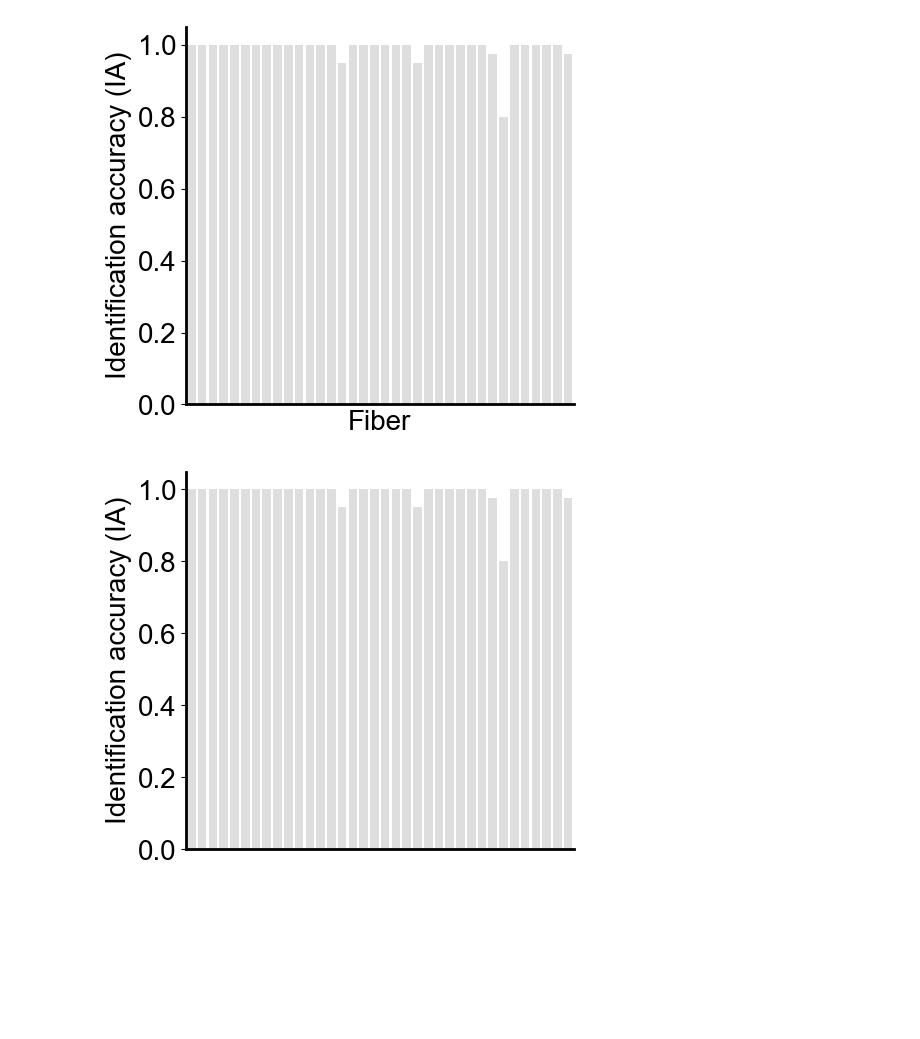
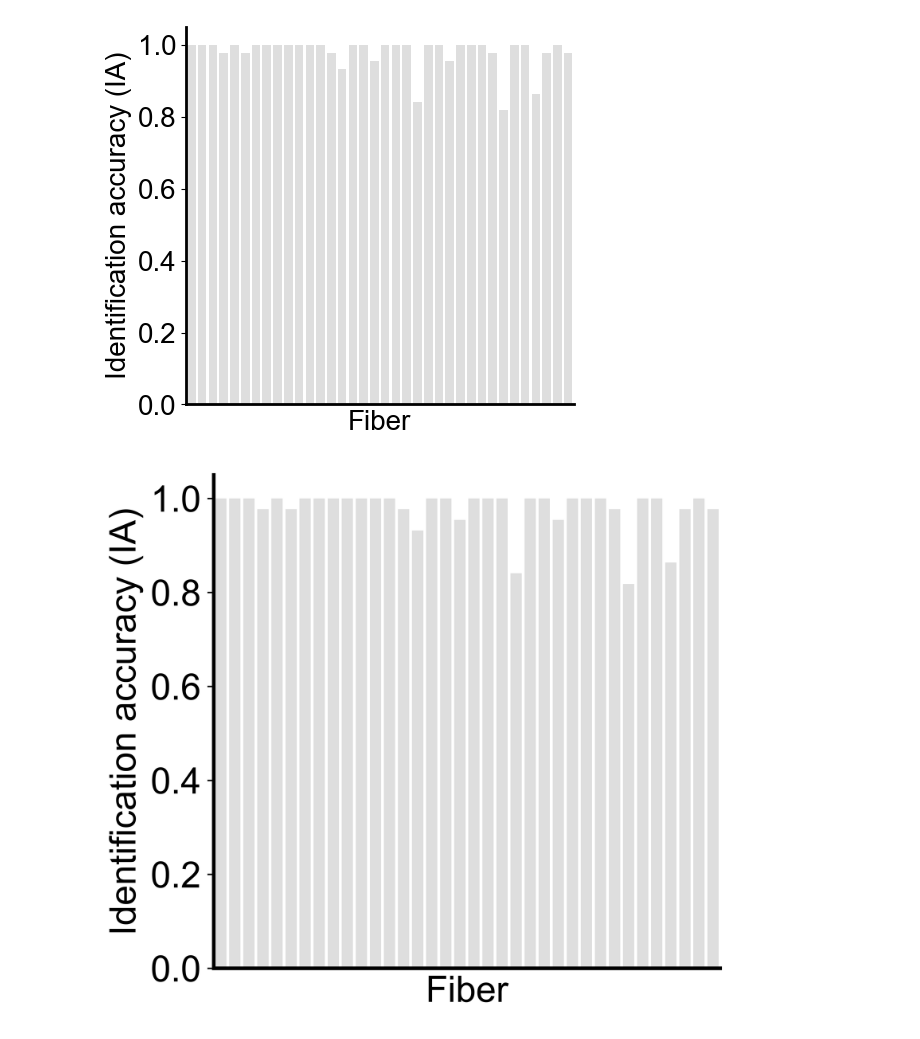
Before and after one commit to FANLabCASIA/D_TGC_tract-geometry-coupling, a Jupyter notebook: figure2_TestRetest.ipynb, the cells around one changed output. Cells and saved outputs as stored; diff of their text form; code cells hidden in the pictures; blank space fills up the shorter version.

```diff
--- a/figure2_TestRetest.ipynb
+++ b/figure2_TestRetest.ipynb
@@ -143,16 +394,16 @@ import pandas as pd
 import seaborn as sns
 
 # read the sublist
-list_path = '/n01dat01/dyli/multi/scripts/data_preprocess/sub_list/HCP_retest.txt'
+list_path = '/n08d03/atlas_group/lma/HCP_test_retest/sub_list.txt'
 with open( list_path, 'r' ) as f:
     namelist = [ str( line.strip()) for line in f.readlines() ]
 
 indi_corr = np.zeros((len(namelist), len(namelist)))
 for i,subi in enumerate(namelist):
-    parai = np.load(f'/n01dat01/dyli/multi/HCP_test_retest/test/{subi}/FP_{subi}_predict_by_200_group_{surface_name}mode_para_L.npy')
+    parai = np.load(f'/n04dat/dyli/multi/HCP_test_retest/test/{subi}/FP_{subi}_predict_by_200_group_whitemode_thr05_para_L.npy') # white
     parai = parai/np.max(parai, axis=0)
     for k,subk in enumerate(namelist):
-        parak = np.load(f'/n01dat01/dyli/multi/HCP_test_retest/test/{subk}/FP_{subk}_predict_by_200_group_{surface_name}mode_para_L.npy')
+        parak = np.load(f'/n04dat/dyli/multi/HCP_test_retest/test/{subk}/FP_{subk}_predict_by_200_group_whitemode_thr05_para_L.npy') # white
         parak = parak/np.max(parak, axis=0)
         # align
         if parai.shape[1]>parak.shape[1]: parai = parai[:, 0:parak.shape[1]]
@@ -160,8 +411,8 @@ for i,subi in enumerate(namelist):
         indi_corr[i, k] = np.corrcoef(parai.flatten(), parak.flatten())[0,1]
 
 for i,sub in enumerate(namelist):
-    para1 = np.load(f'/n01dat01/dyli/multi/HCP_test_retest/test/{sub}/FP_{sub}_predict_by_200_group_{surface_name}mode_para_L.npy')
-    para2 = np.load(f'/n01dat01/dyli/multi/HCP_test_retest/retest/{sub}/FP_{sub}_predict_by_200_group_{surface_name}mode_para_L.npy')
+    para1 = np.load(f'/n04dat/dyli/multi/HCP_test_retest/test/{sub}/FP_{sub}_predict_by_200_group_whitemode_thr05_para_L.npy') # white
+    para2 = np.load(f'/n04dat/dyli/multi/HCP_test_retest/retest/{sub}/FP_{sub}_predict_by_200_group_whitemode_thr05_para_L.npy') # white
     para1 = para1/np.max(para1, axis=0)
     para2 = para2/np.max(para2, axis=0)
     # align
@@ -179,6 +430,7 @@ for i in range(len(namelist)):
 df = pd.DataFrame(corr_pair, columns=['between-sub', 'in-sub'])
 
 plt.figure(figsize=(5, 5),dpi=200)
+# sns.relplot(x="in-sub", y="between-sub", data=df, )
 plt.scatter(corr_pair[:,1], corr_pair[:,0], s=50, c=['grey' for i in range(len(namelist))], linewidths=[2])
 plt.ylim([np.min(corr_pair)-0.01,np.max(corr_pair)+0.01])
 plt.xlim([np.min(corr_pair)-0.01,np.max(corr_pair)+0.01])
@@ -221,17 +475,17 @@ import pandas as pd
 import seaborn as sns
 
 # read the sublist
-list_path = '/n01dat01/dyli/multi/scripts/data_preprocess/sub_list/HCP_retest.txt'
+list_path = '/n08d03/atlas_group/lma/HCP_test_retest/sub_list.txt'
 with open( list_path, 'r' ) as f:
     namelist = [ str( line.strip()) for line in f.readlines() ]
 
 for fiberi, fibern in enumerate(label_name_lm):
     indi_corr = np.zeros((len(namelist), len(namelist)))
     for i,subi in enumerate(namelist):
-        parai = np.load(f'/n01dat01/dyli/multi/HCP_test_retest/test/{subi}/FP_{subi}_predict_by_200_group_{surface_name}mode_para_L.npy')
+        parai = np.load(f'/n04dat/dyli/multi/HCP_test_retest/test/{subi}/FP_{subi}_predict_by_200_group_whitemode_thr05_para_L.npy') # white
         parai = parai/np.max(parai, axis=0)
         for k,subk in enumerate(namelist):
-            parak = np.load(f'/n01dat01/dyli/multi/HCP_test_retest/test/{subk}/FP_{subk}_predict_by_200_group_{surface_name}mode_para_L.npy')
+            parak = np.load(f'/n04dat/dyli/multi/HCP_test_retest/test/{subk}/FP_{subk}_predict_by_200_group_whitemode_thr05_para_L.npy') # white
             parak = parak/np.max(parak, axis=0)
             # align
             if parai.shape[1]>parak.shape[1]: parai = parai[:, 0:parak.shape[1]]
@@ -239,8 +493,8 @@ for fiberi, fibern in enumerate(label_name_lm):
             indi_corr[i, k] = np.corrcoef(parai[:, fiberi], parak[:, fiberi])[0,1]
 
     for i,sub in enumerate(namelist):
-        para1 = np.load(f'/n01dat01/dyli/multi/HCP_test_retest/test/{sub}/FP_{sub}_predict_by_200_group_{surface_name}mode_para_L.npy')
-        para2 = np.load(f'/n01dat01/dyli/multi/HCP_test_retest/retest/{sub}/FP_{sub}_predict_by_200_group_{surface_name}mode_para_L.npy')
+        para1 = np.load(f'/n04dat/dyli/multi/HCP_test_retest/test/{sub}/FP_{sub}_predict_by_200_group_whitemode_thr05_para_L.npy') # white
+        para2 = np.load(f'/n04dat/dyli/multi/HCP_test_retest/retest/{sub}/FP_{sub}_predict_by_200_group_whitemode_thr05_para_L.npy') # white
         para1 = para1/np.max(para1, axis=0)
         para2 = para2/np.max(para2, axis=0)
         # align
@@ -256,17 +510,17 @@ for fiberi, fibern in enumerate(label_name_lm):
         corr_pair[i,0] = np.max(_)
 
     df = pd.DataFrame(corr_pair, columns=['between-sub', 'in-sub'])
-    df.to_csv(f'/n01dat01/dyli/multi/results_data/testRetest/HCP_{fibern}.csv')
+    df.to_csv(f'/n04dat/dyli/multi/results_data/testRetest/HCP_{fibern}.csv')
 # %%
 results = np.zeros(36)
 for fiberi, fibern in enumerate(label_name_lm):
-    df = pd.read_csv(f'/n01dat01/dyli/multi/results_data/testRetest/HCP_{fibern}.csv')
+    df = pd.read_csv(f'/n04dat/dyli/multi/results_data/testRetest/HCP_{fibern}.csv')
     df = df.drop(columns=['Unnamed: 0'])
     data = df.values
-    for i in range(40):
+    for i in range(44):
         if data[i,0]<data[i,1]: results[fiberi] +=1
-    print(fibern, results[fiberi]/40)
-print(results/40)
+    print(fibern, results[fiberi]/44)
+print(results/44)
 # %% [output]
 AF 1.0
 ATR 1.0
@@ -288,19 +542,23 @@ CC_7 0.975
 # %%
 df_ii = pd.DataFrame(columns=['fiber-name', 'identify-index'])
 for _i,_name in enumerate(label_name_lm):
-    df_ii.loc[len(df_ii.index)] = [_name, results[_i]/40]
+    df_ii.loc[len(df_ii.index)] = [_name, results[_i]/44]
 
 fig,ax = plt.subplots(figsize=(5,5),dpi=100,facecolor="w")
 palette = ['#dedede' for i in range(36)]
 ax = sns.barplot(data=df_ii,
                 x='fiber-name',
                 y='identify-index',
+                # hue='feature_name',
                 palette=palette,
-                estimator=np.mean, ci="sd",
+                estimator=np.mean, ci="sd", # capsize=.1,errwidth=1,errcolor="k",
                 ax=ax,)
+                # **{"edgecolor":"k","linewidth":1})
 ax=plt.gca()
 plt.yticks(fontsize=20)
 plt.xticks([],fontsize=15, rotation=90)
+# y_major_locator=MultipleLocator(0.05)
+# ax.yaxis.set_major_locator(y_major_locator)
 plt.xlabel('Fiber', fontsize=20)
 plt.ylabel('Identification accuracy (IA)', fontsize=20)
 ax = plt.gca()
@@ -315,31 +573,31 @@ plt.show()
 # %%
 df_ii = pd.DataFrame(columns=['fiber-name', 'identify-index'])
 for _i,_name in enumerate(label_name_lm):
-    df_ii.loc[len(df_ii.index)] = [_name, results[_i]/40]
+    df_ii.loc[len(df_ii.index)] = [_name, results[_i]/44]
 
-fig,ax = plt.subplots(figsize=(5,5),dpi=100,facecolor="w")
+fig,ax = plt.subplots(figsize=(5,5),dpi=1000,facecolor="w")
 palette = ['#dedede' for i in range(36)]
 ax = sns.barplot(data=df_ii,
                 x='fiber-name',
                 y='identify-index',
                 # hue='feature_name',
                 palette=palette,
                 estimator=np.mean, ci="sd", # capsize=.1,errwidth=1,errcolor="k",
                 ax=ax,)
                 # **{"edgecolor":"k","linewidth":1})
 ax=plt.gca()
 plt.yticks(fontsize=20)
 plt.xticks([],fontsize=15, rotation=90)
 # y_major_locator=MultipleLocator(0.05)
 # ax.yaxis.set_major_locator(y_major_locator)
 plt.xlabel('Fiber', fontsize=20)
 plt.ylabel('Identification accuracy (IA)', fontsize=20)
 ax = plt.gca()
 ax.spines['top'].set_visible(False)
 ax.spines['right'].set_visible(False)
 ax.spines['bottom'].set_linewidth('2.0')
 ax.spines['left'].set_linewidth('2.0')
 fig.savefig('figure3_each_fiber_identify_results.png', transparent = True, bbox_inches = 'tight',dpi = 300)
 plt.show()
 # %% [output]
-[figure, old version]
+[figure, new version]
```
Also changed, not shown: parts of 18 cells of this notebook.
